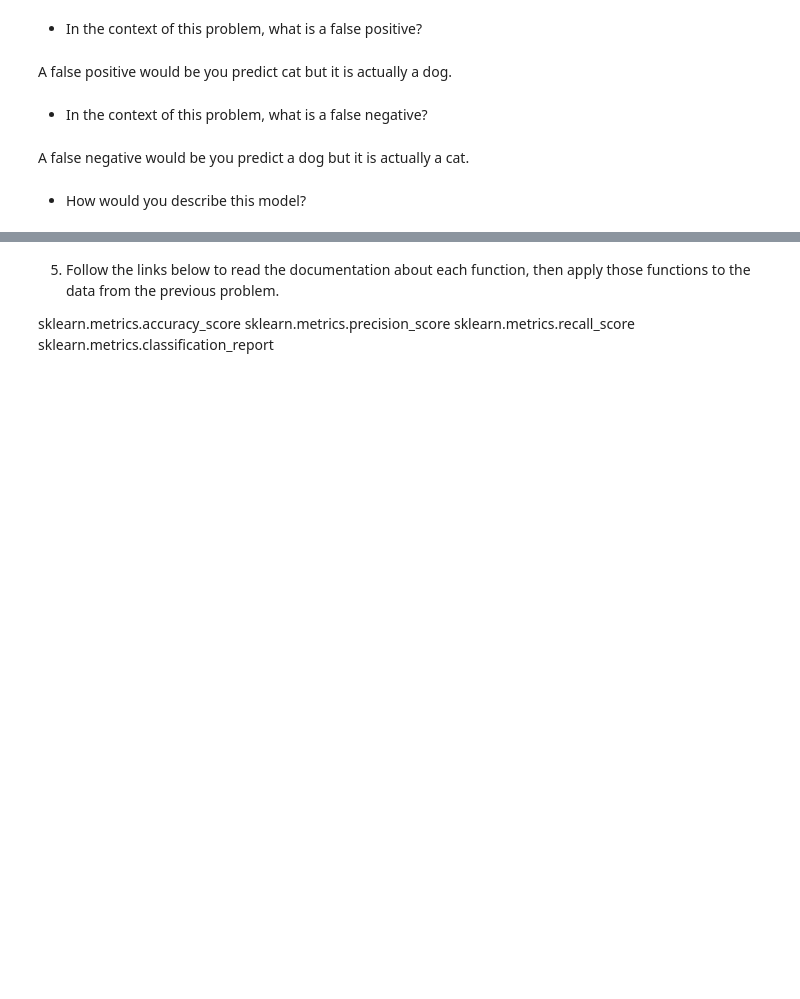
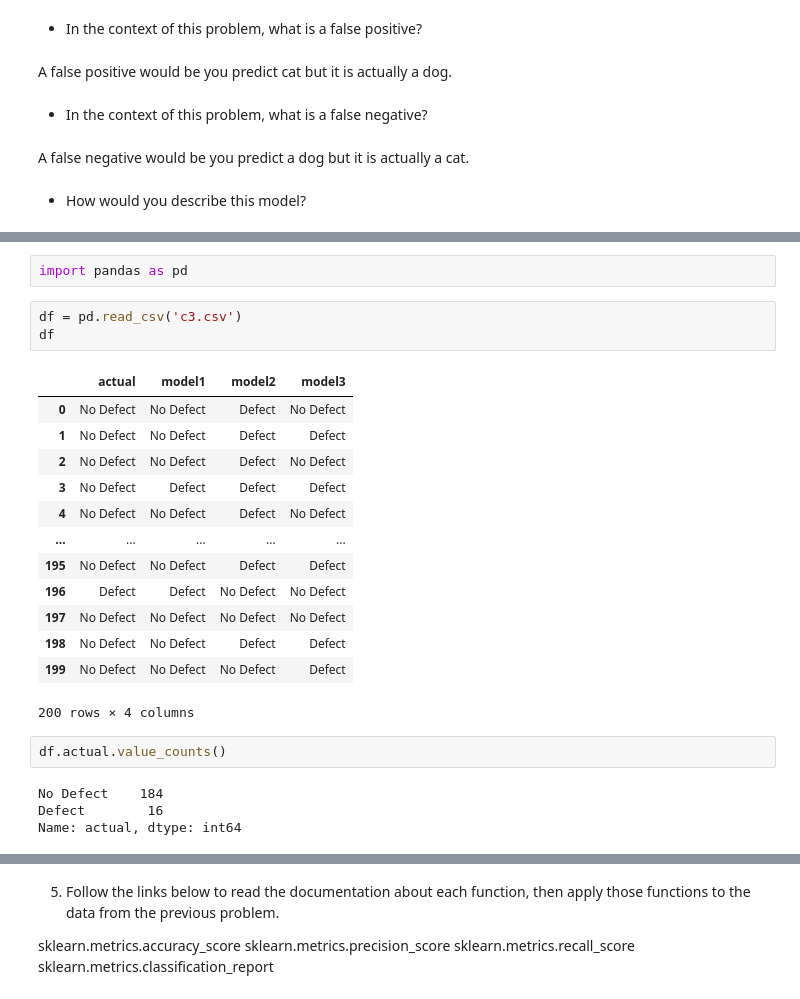
Before and after one commit to rachelrobbinsmayhill/classification-exercises, a Jupyter notebook: model_evaluation.ipynb, the cells around one changed output, grey strips where cells are left out. Drawn from its saved outputs; the diff is of its cells as text; blank space fills up the shorter version.

```diff
--- a/model_evaluation.ipynb
+++ b/model_evaluation.ipynb
@@ -42,0 +73,25 @@ Accuracy = 0.53
+# %%
+import pandas as pd
+# %%
+df = pd.read_csv('c3.csv')
+df
+# %% [output]
+|  | actual | model1 | model2 | model3 |
+| 0 | No Defect | No Defect | Defect | No Defect |
+| 1 | No Defect | No Defect | Defect | Defect |
+| 2 | No Defect | No Defect | Defect | No Defect |
+| 3 | No Defect | Defect | Defect | Defect |
+| 4 | No Defect | No Defect | Defect | No Defect |
+| ... | ... | ... | ... | ... |
+| 195 | No Defect | No Defect | Defect | Defect |
+| 196 | Defect | Defect | No Defect | No Defect |
+| 197 | No Defect | No Defect | No Defect | No Defect |
+| 198 | No Defect | No Defect | Defect | Defect |
+| 199 | No Defect | No Defect | No Defect | Defect |
+200 rows × 4 columns
+# %%
+df.actual.value_counts()
+# %% [output]
+No Defect    184
+Defect        16
+Name: actual, dtype: int64
```
Also changed, not shown: parts of 47 cells of this notebook.
